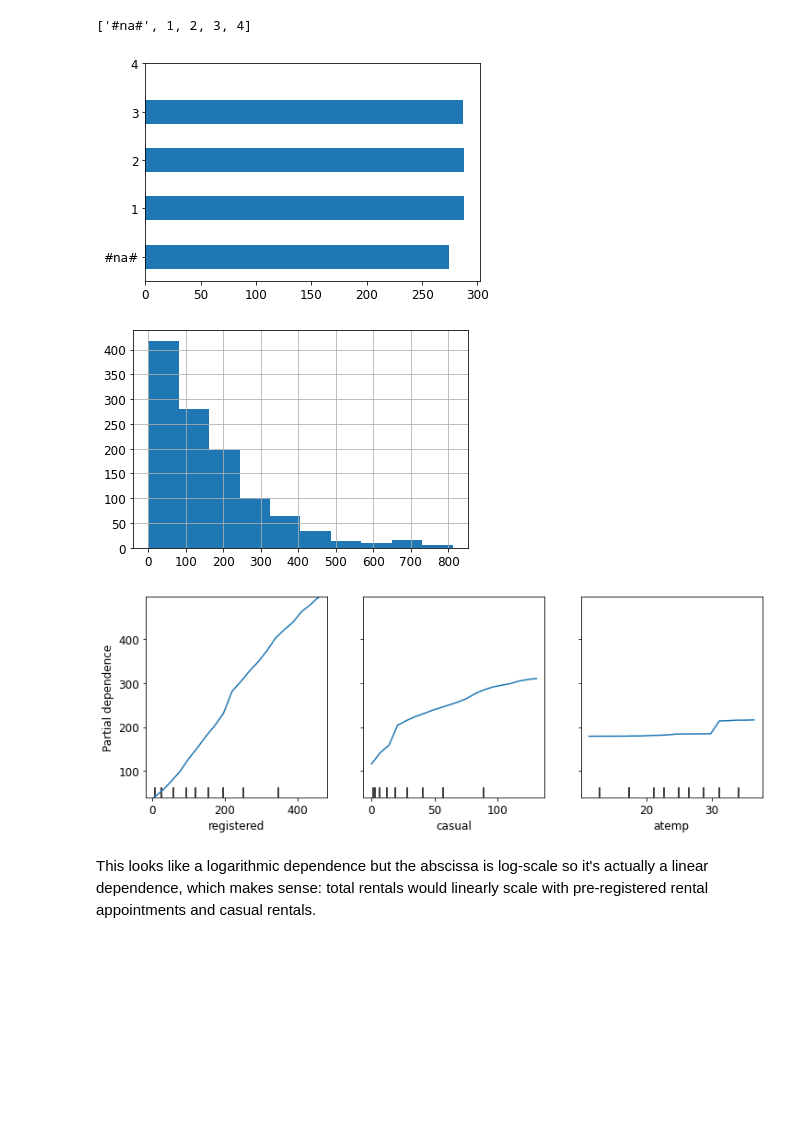
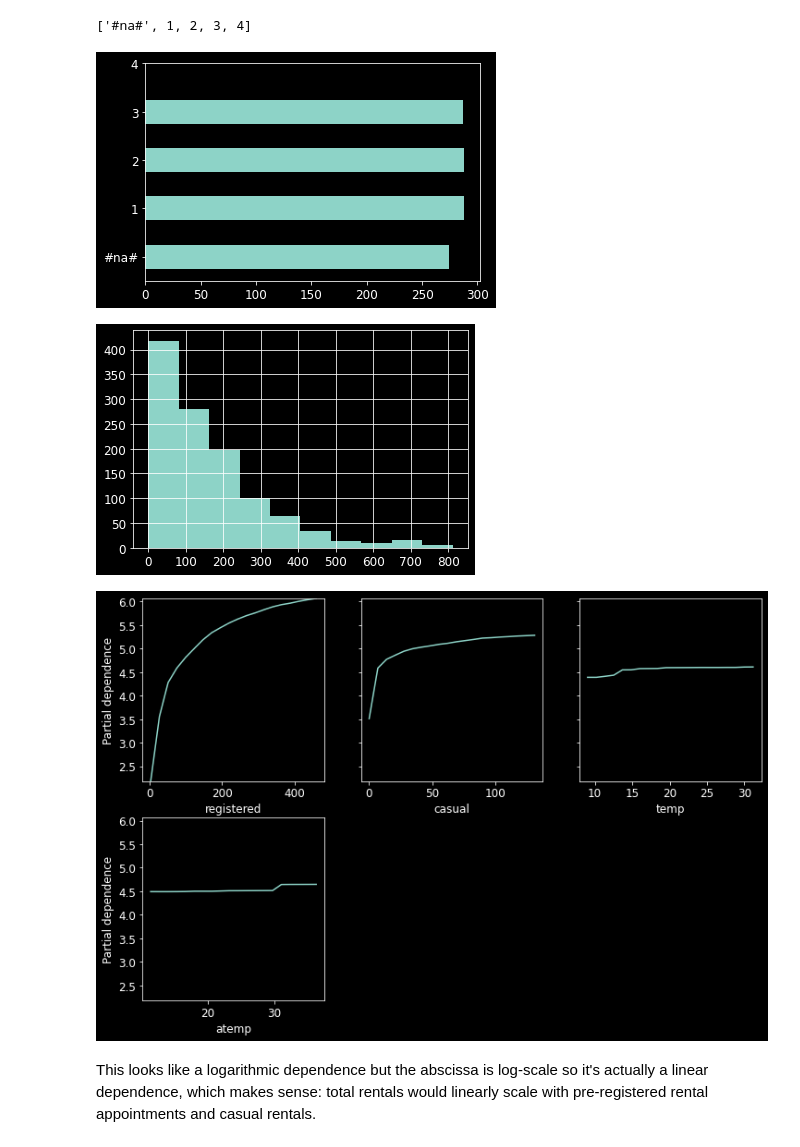
Before and after one commit to atticusmatticus/fastai_files, a Jupyter notebook: 09_bike_sharing.ipynb, the cells around one changed output. Drawn from its saved outputs; the diff is of its cells as text; code cells hidden in the pictures; blank space fills up the shorter version.

Commit message:
last commit before changing to registered and casual strategy.

```diff
--- a/09_bike_sharing.ipynb
+++ b/09_bike_sharing.ipynb
@@ -11,7 +11,7 @@ from IPython.display import Image, display_svg, SVG
 
 pd.options.display.max_rows = 20
 #pd.options.display.max_columns = 8
-#plt.style.use('dark_background')
+plt.style.use('dark_background')
 import subprocess
 %config IPCompleter.use_jedi = False
 # %%
@@ -78,5 +80,5 @@ depVar = 'count'
 # %%
-#df[depVar] = np.log(df[depVar])
+df[depVar] = np.log(df[depVar])
 # %% [markdown]
 ### Handle dates
 # %%
@@ -353,6 +355,6 @@ plot_fi(fi[2:30])
 # %% [markdown]
 ### Remove Low-Importance Variables
 # %%
-toKeep = fi[fi.imp>0.0025].cols
+toKeep = fi[fi.imp>0.005].cols
 toKeep
 # %% [output]
@@ -416,5 +414,5 @@ Index(['registered', 'casual', 'atemp', 'datetimeElapsed', 'temp',
 # %%
-toDrop = ['temp']
-#toDrop = []
+#toDrop = ['temp']
+toDrop = []
 get_oob(xsImp.drop(toDrop, axis=1))
 # %% [output]
@@ -451,21 +447,21 @@ p = validXs['season'].value_counts(sort=False).plot.barh()
 c = to.classes['season']
 plt.yticks(ticks=range(len(c)), labels=c);
 # %% [output]
-[figure, old version]
+[figure, new version]
 # %%
 ax = validXsFinal['registered'].hist()
 # %% [output]
-[figure, old version]
+[figure, new version]
 # %%
 from sklearn.inspection import plot_partial_dependence
 
-fig,ax = plt.subplots(figsize=(12,4))
+fig,ax = plt.subplots(figsize=(12,8))
 plot_partial_dependence(m, validXsFinal,
-                        ['registered', 'casual', 'atemp'],
-                        #['registered', 'casual', 'temp', 'atemp']
+                        #['registered', 'casual', 'atemp'],
+                        ['registered', 'casual', 'temp', 'atemp'],
                         grid_resolution=20, ax=ax);
 # %% [output]
-[figure, old version]
+[figure, new version]
 # %% [markdown]
 This looks like a logarithmic dependence but the abscissa is log-scale so it's actually a linear dependence, which makes sense: total rentals would linearly scale with pre-registered rental appointments and casual rentals.
 # %% [markdown]
```
Also changed, not shown: parts of 54 cells of this notebook.
